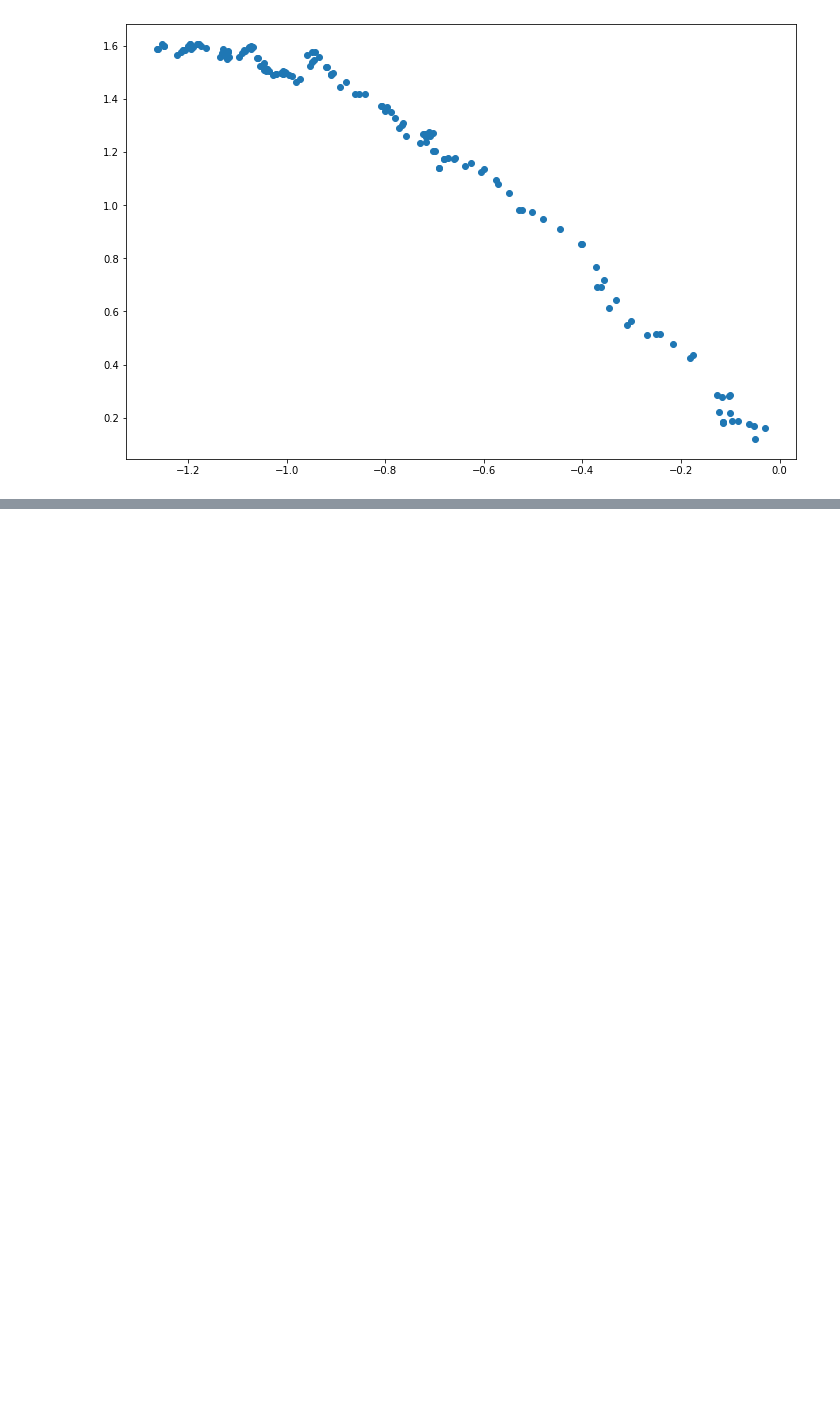
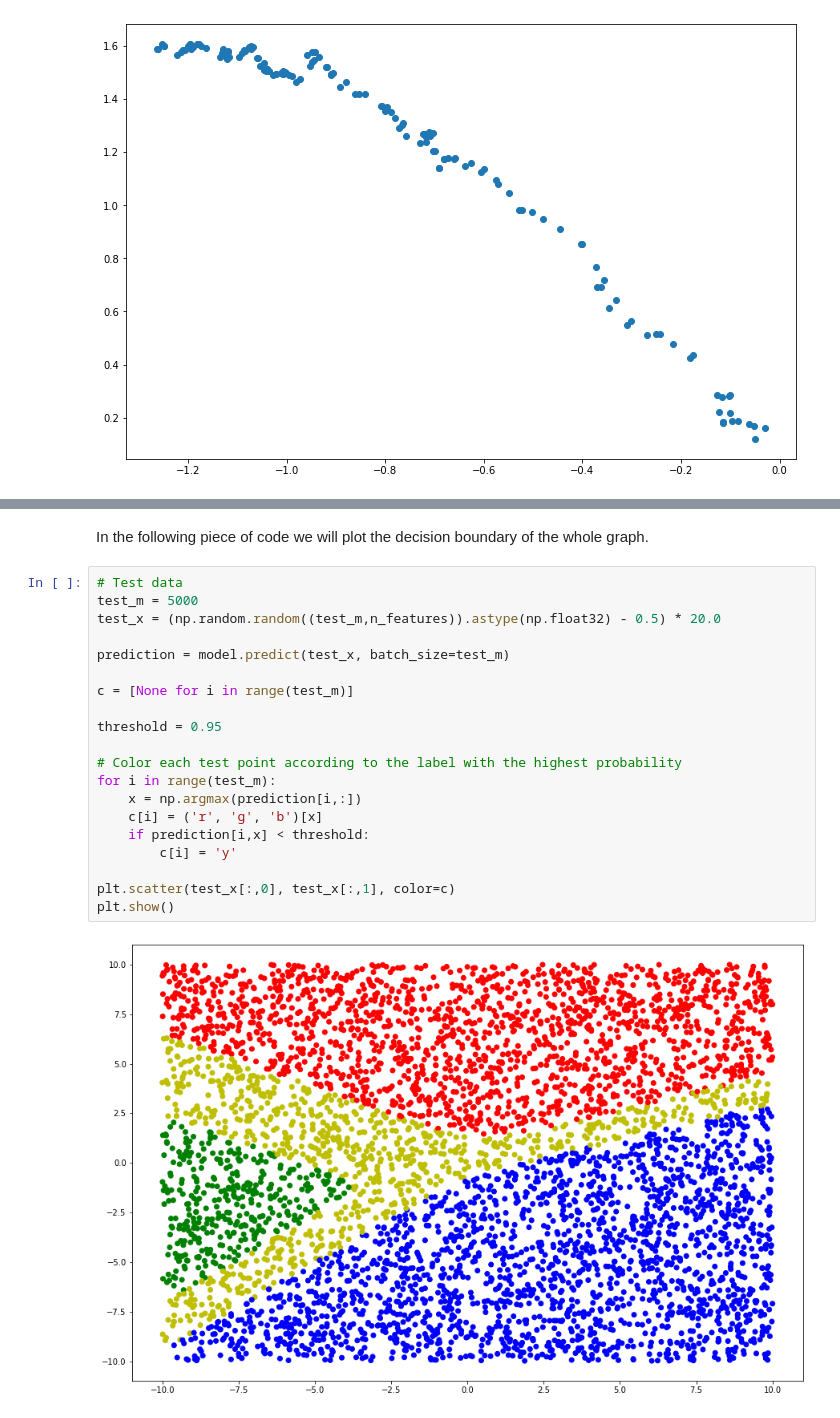
Before and after one commit to diegorusso/deep-learning-from-scratch, a Jupyter notebook: 02_regressions.ipynb, the cells around one changed output, grey strips where cells are left out. Saved outputs shown, nothing was run; the diff lists cells and outputs as text; blank space fills up the shorter version.

```diff
--- a/02_regressions.ipynb
+++ b/02_regressions.ipynb
@@ -137,0 +296,24 @@ Cost at step 149 = 0.418, slope=1.588, offset=-1.262
+# %% [markdown]
+In the following piece of code we will plot the decision boundary of the whole graph.
+# %%
+# Test data
+test_m = 5000
+test_x = (np.random.random((test_m,n_features)).astype(np.float32) - 0.5) * 20.0
+
+prediction = model.predict(test_x, batch_size=test_m)
+
+c = [None for i in range(test_m)]
+
+threshold = 0.95
+
+# Color each test point according to the label with the highest probability
+for i in range(test_m):
+    x = np.argmax(prediction[i,:])
+    c[i] = ('r', 'g', 'b')[x]
+    if prediction[i,x] < threshold:
+        c[i] = 'y'
+
+plt.scatter(test_x[:,0], test_x[:,1], color=c)
+plt.show()
+# %% [output]
+[figure, added]
```
Also changed, not shown: parts of 5 cells of this notebook.
